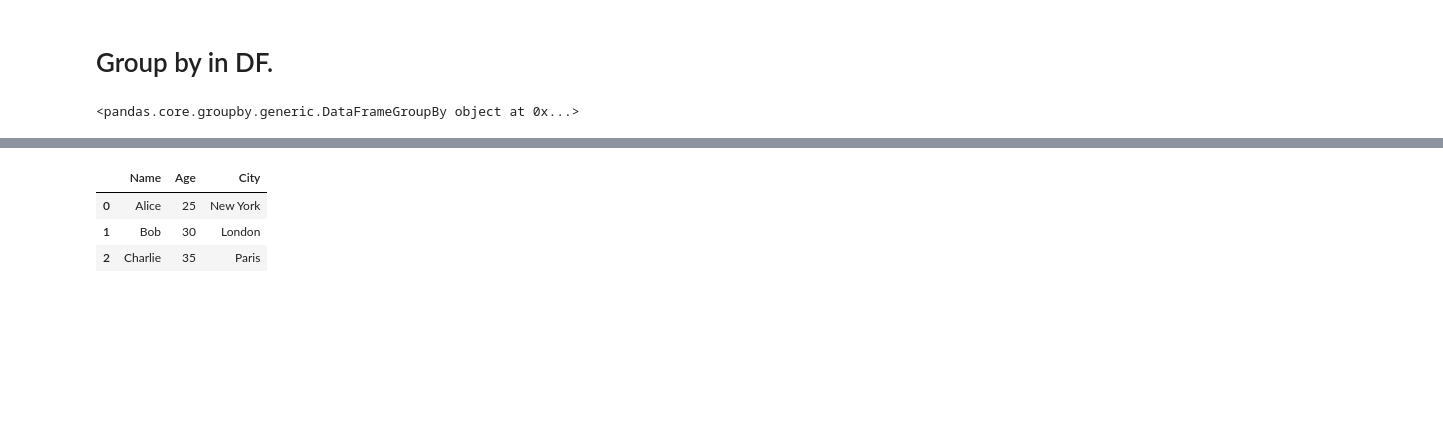
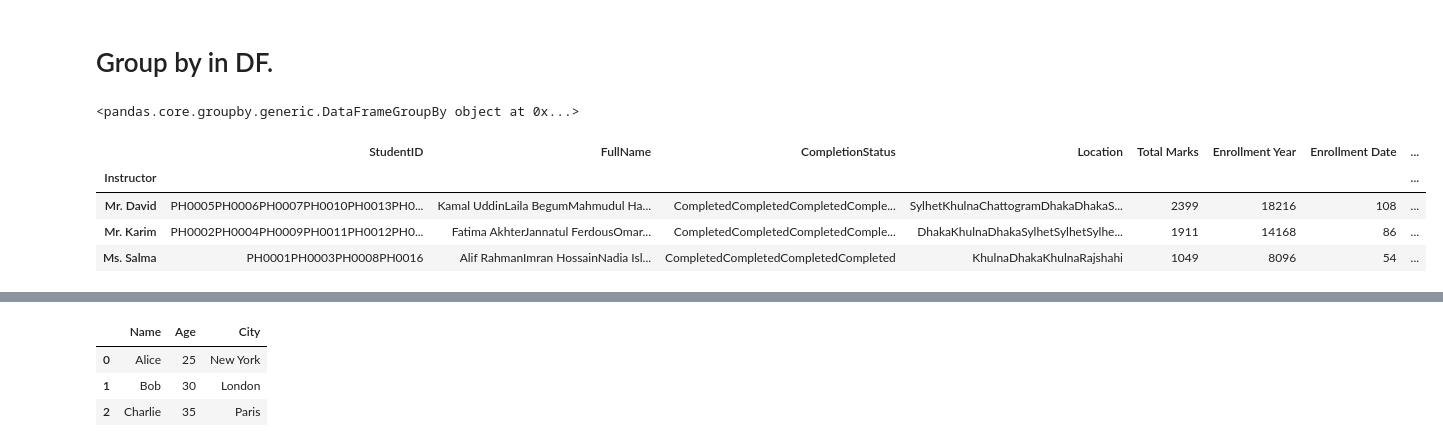
Before and after one commit to rabeyanoor/AI-ML, a Jupyter notebook: Week-4/Module_14.ipynb, the cells around one changed output, grey strips where cells are left out. Drawn from its saved outputs; the diff is of its cells as text; code cells hidden in the pictures; blank space fills up the shorter version.

Commit message:
Groupby in DF.

```diff
--- a/Week-4/Module_14.ipynb
+++ b/Week-4/Module_14.ipynb
@@ -1089,0 +1092,12 @@ df.groupby('Instructor')
+# %%
+df.drop(columns=['EnrollmentDate','FinishedDate'],inplace=True)
+# %%
+group=df.groupby('Instructor')
+# %%
+group.sum()
+# %% [output]
+|  | StudentID | FullName | CompletionStatus | Location | Total Marks | Enrollment Year | Enrollment Date | ... |
+| Instructor |  |  |  |  |  |  |  | ... |
+| Mr. David | PH0005PH0006PH0007PH0010PH0013PH0... | Kamal UddinLaila BegumMahmudul Ha... | CompletedCompletedCompletedComple... | SylhetKhulnaChattogramDhakaDhakaS... | 2399 | 18216 | 108 | ... |
+| Mr. Karim | PH0002PH0004PH0009PH0011PH0012PH0... | Fatima AkhterJannatul FerdousOmar... | CompletedCompletedCompletedComple... | DhakaKhulnaDhakaSylhetSylhetSylhe... | 1911 | 14168 | 86 | ... |
+| Ms. Salma | PH0001PH0003PH0008PH0016 | Alif RahmanImran HossainNadia Isl... | CompletedCompletedCompletedCompleted | KhulnaDhakaKhulnaRajshahi | 1049 | 8096 | 54 | ... |
```
Also changed, not shown: parts of 8 cells of this notebook.
